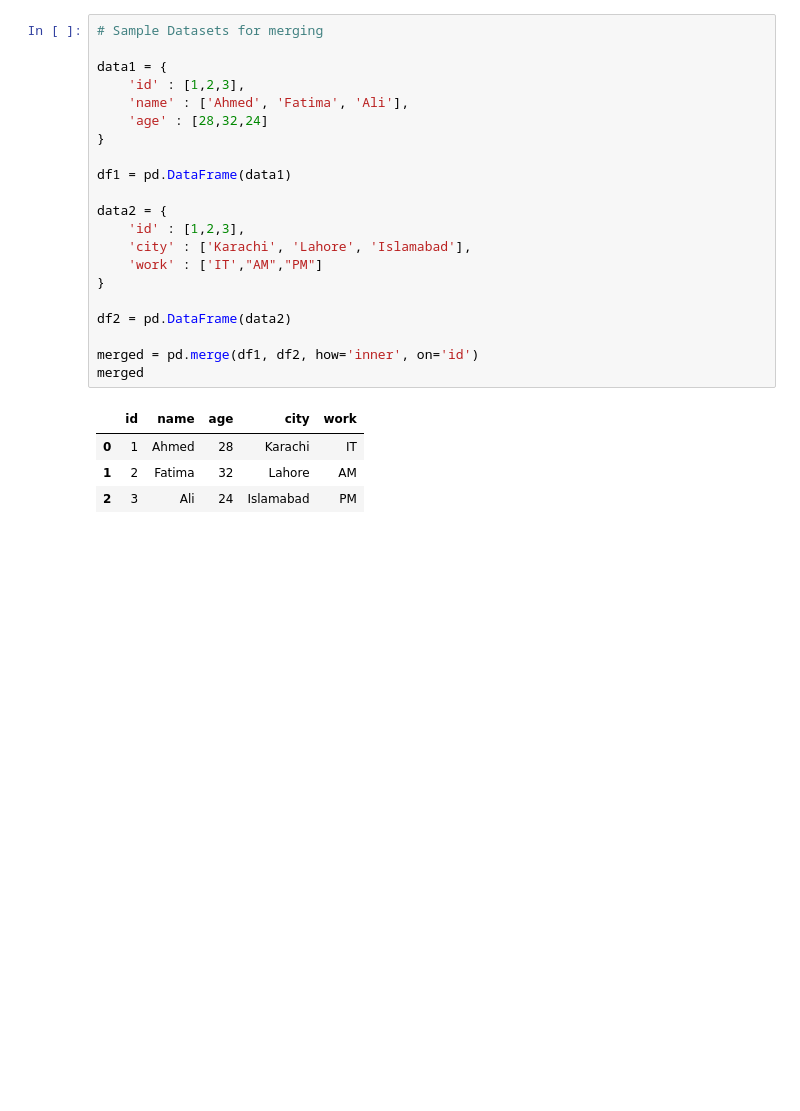
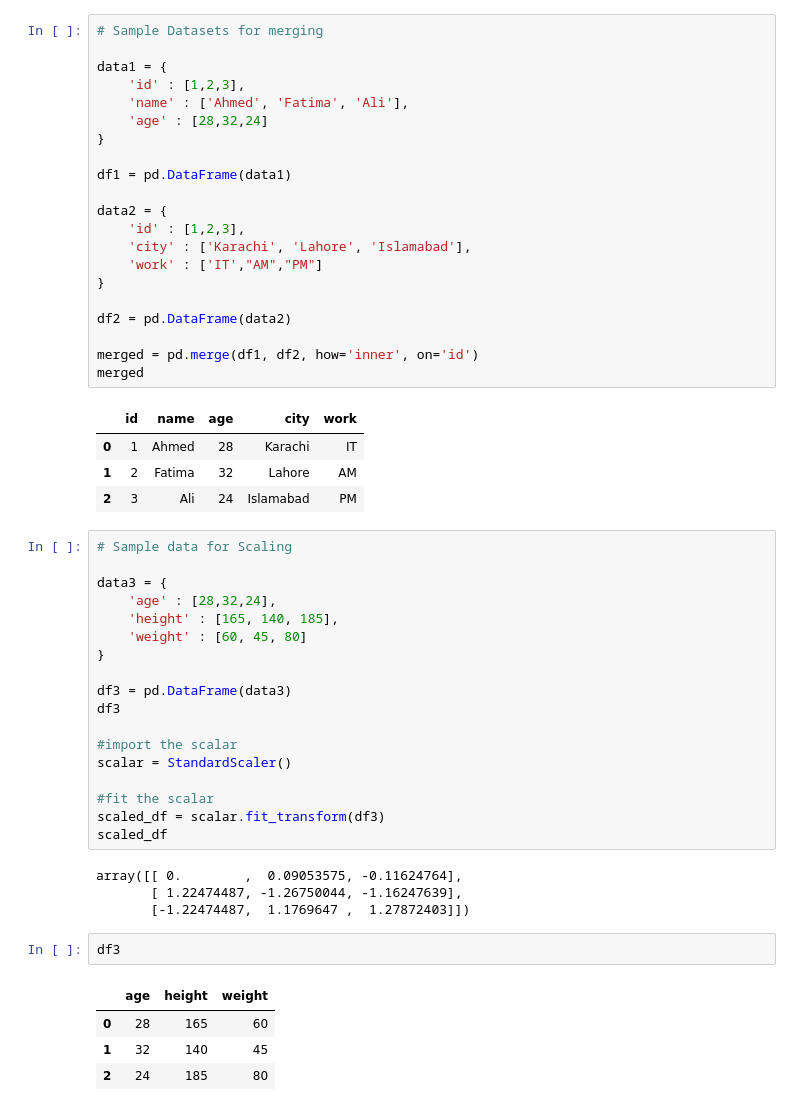
Before and after one commit to Munaam17/Practice-questions, a Jupyter notebook: Machine_Learning/ML.ipynb, the cells around one changed output. Drawn from its saved outputs; the diff is of its cells as text; blank space fills up the shorter version.

Commit message:
Standard Scalar

```diff
--- a/Machine_Learning/ML.ipynb
+++ b/Machine_Learning/ML.ipynb
@@ -286,3 +287,32 @@ merged
 | 0 | 1 | Ahmed | 28 | Karachi | IT |
 | 1 | 2 | Fatima | 32 | Lahore | AM |
 | 2 | 3 | Ali | 24 | Islamabad | PM |
+# %%
+# Sample data for Scaling
+
+data3 = {
+    'age' : [28,32,24],
+    'height' : [165, 140, 185],
+    'weight' : [60, 45, 80]
+}
+
+df3 = pd.DataFrame(data3)
+df3
+
+#import the scalar
+scalar = StandardScaler()
+
+#fit the scalar
+scaled_df = scalar.fit_transform(df3)
+scaled_df
+# %% [output]
+array([[ 0.        ,  0.09053575, -0.11624764],
+       [ 1.22474487, -1.26750044, -1.16247639],
+       [-1.22474487,  1.1769647 ,  1.27872403]])
+# %%
+df3
+# %% [output]
+|  | age | height | weight |
+| 0 | 28 | 165 | 60 |
+| 1 | 32 | 140 | 45 |
+| 2 | 24 | 185 | 80 |
```
Also changed, not shown: parts of 2 cells of this notebook.
